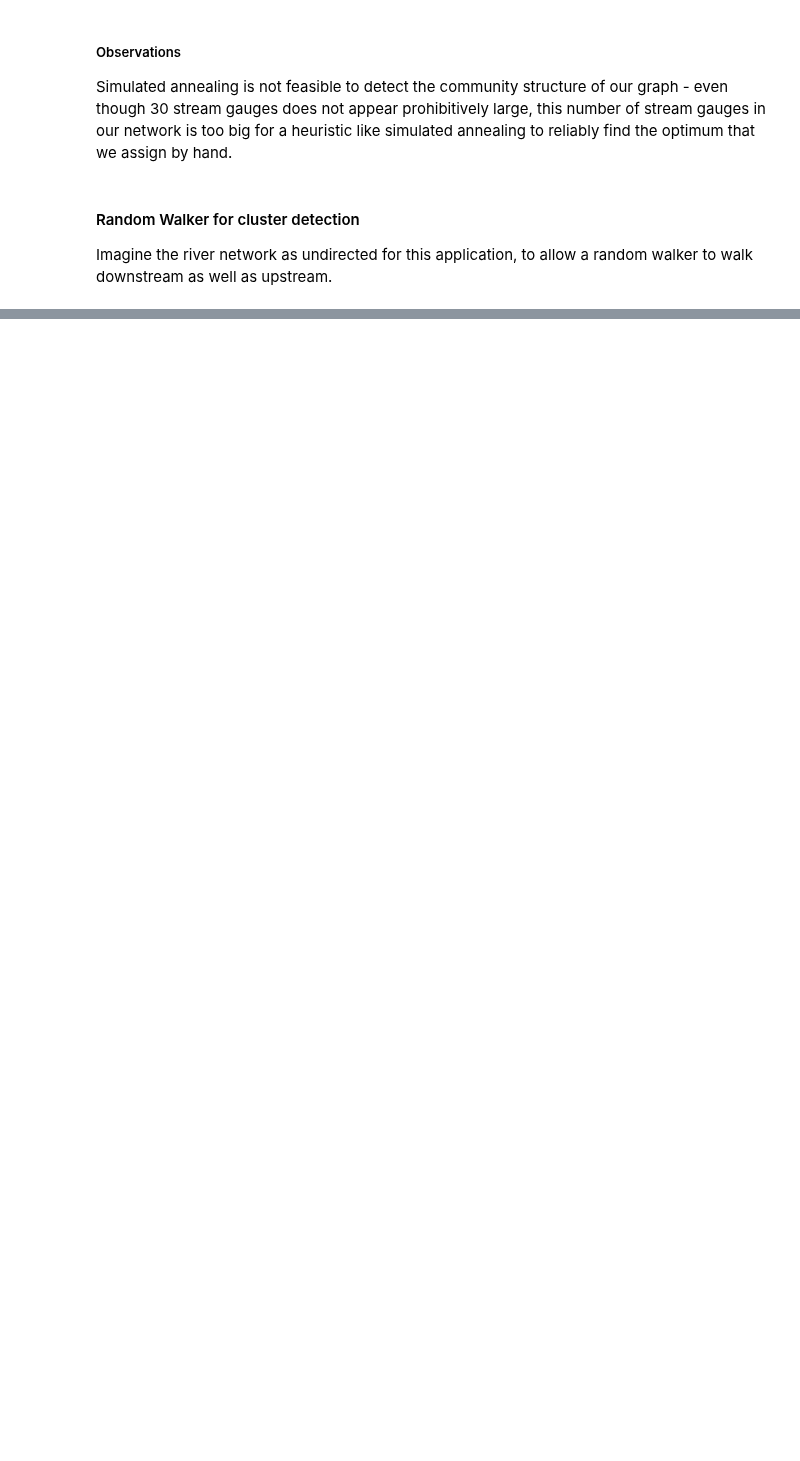
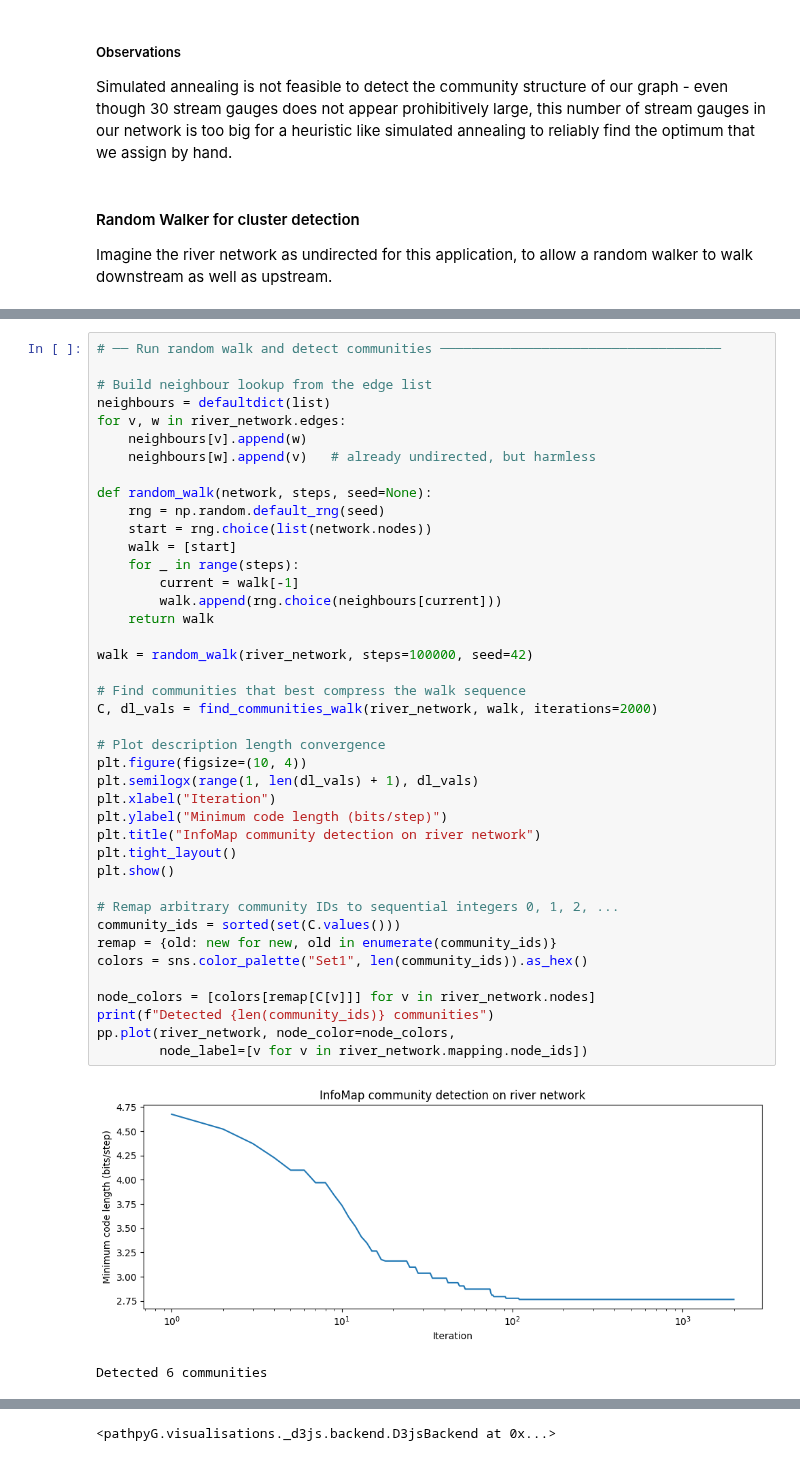
Before and after one commit to LouisaPawusch/CEE520-StreamflowGraphLearning, a Jupyter notebook: src/02_Generate_Graph/generate_graph.ipynb, the cells around one changed output, grey strips where cells are left out. Drawn from its saved outputs; the diff is of its cells as text; blank space fills up the shorter version.

Commit message:
First version of Random Walk community detection (InfoMap)

```diff
--- a/src/02_Generate_Graph/generate_graph.ipynb
+++ b/src/02_Generate_Graph/generate_graph.ipynb
@@ -572,0 +726,44 @@ Imagine the river network as undirected for this application, to allow a random
+# %%
+# ── Run random walk and detect communities ────────────────────────────────────
+
+# Build neighbour lookup from the edge list
+neighbours = defaultdict(list)
+for v, w in river_network.edges:
+    neighbours[v].append(w)
+    neighbours[w].append(v)   # already undirected, but harmless
+
+def random_walk(network, steps, seed=None):
+    rng = np.random.default_rng(seed)
+    start = rng.choice(list(network.nodes))
+    walk = [start]
+    for _ in range(steps):
+        current = walk[-1]
+        walk.append(rng.choice(neighbours[current]))
+    return walk
+
+walk = random_walk(river_network, steps=100000, seed=42)
+
+# Find communities that best compress the walk sequence
+C, dl_vals = find_communities_walk(river_network, walk, iterations=2000)
+
+# Plot description length convergence
+plt.figure(figsize=(10, 4))
+plt.semilogx(range(1, len(dl_vals) + 1), dl_vals)
+plt.xlabel("Iteration")
+plt.ylabel("Minimum code length (bits/step)")
+plt.title("InfoMap community detection on river network")
+plt.tight_layout()
+plt.show()
+
+# Remap arbitrary community IDs to sequential integers 0, 1, 2, ...
+community_ids = sorted(set(C.values()))
+remap = {old: new for new, old in enumerate(community_ids)}
+colors = sns.color_palette("Set1", len(community_ids)).as_hex()
+
+node_colors = [colors[remap[C[v]]] for v in river_network.nodes]
+print(f"Detected {len(community_ids)} communities")
+pp.plot(river_network, node_color=node_colors,
+        node_label=[v for v in river_network.mapping.node_ids])
+# %% [output]
+[figure, added]
+Detected 6 communities
@@ -572,0 +771 @@ Imagine the river network as undirected for this application, to allow a random
+<pathpyG.visualisations._d3js.backend.D3jsBackend at 0x...>
```
Also changed, not shown: parts of 5 cells of this notebook.
